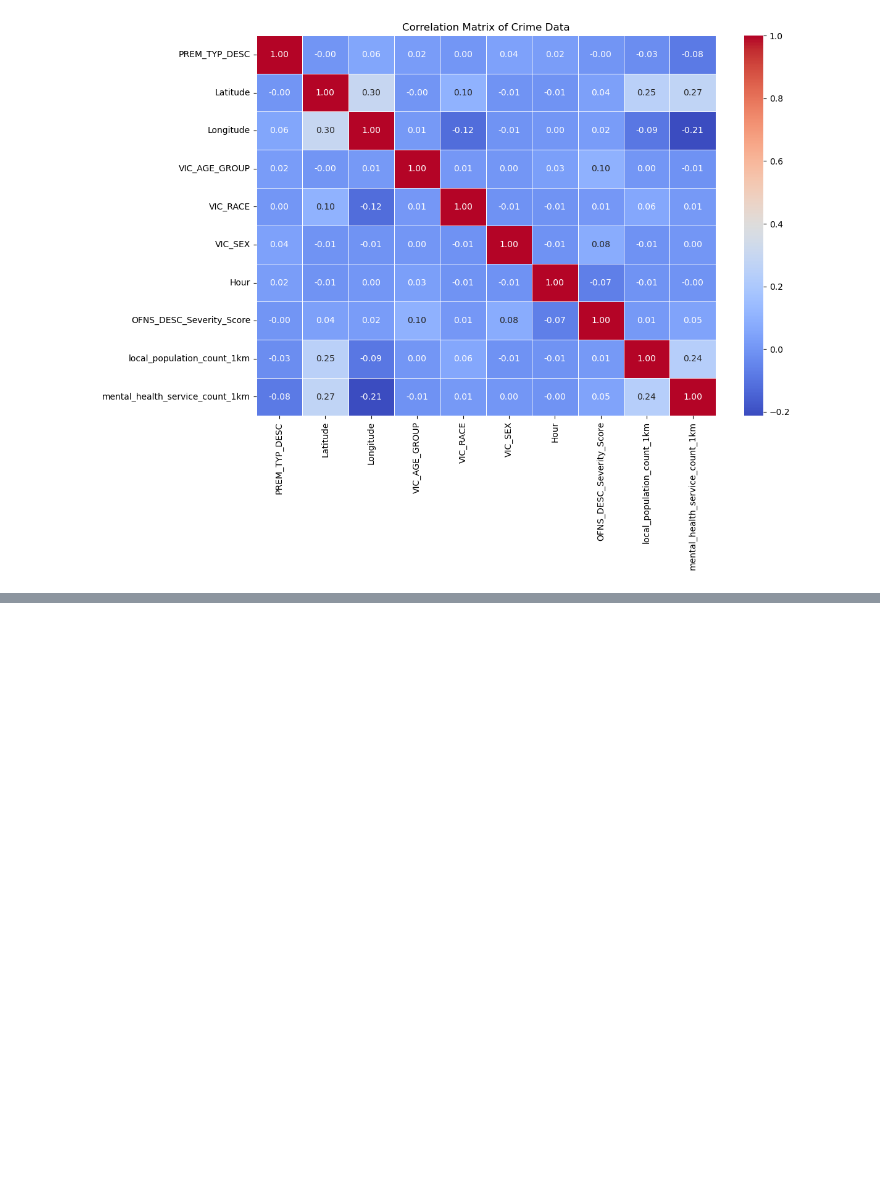
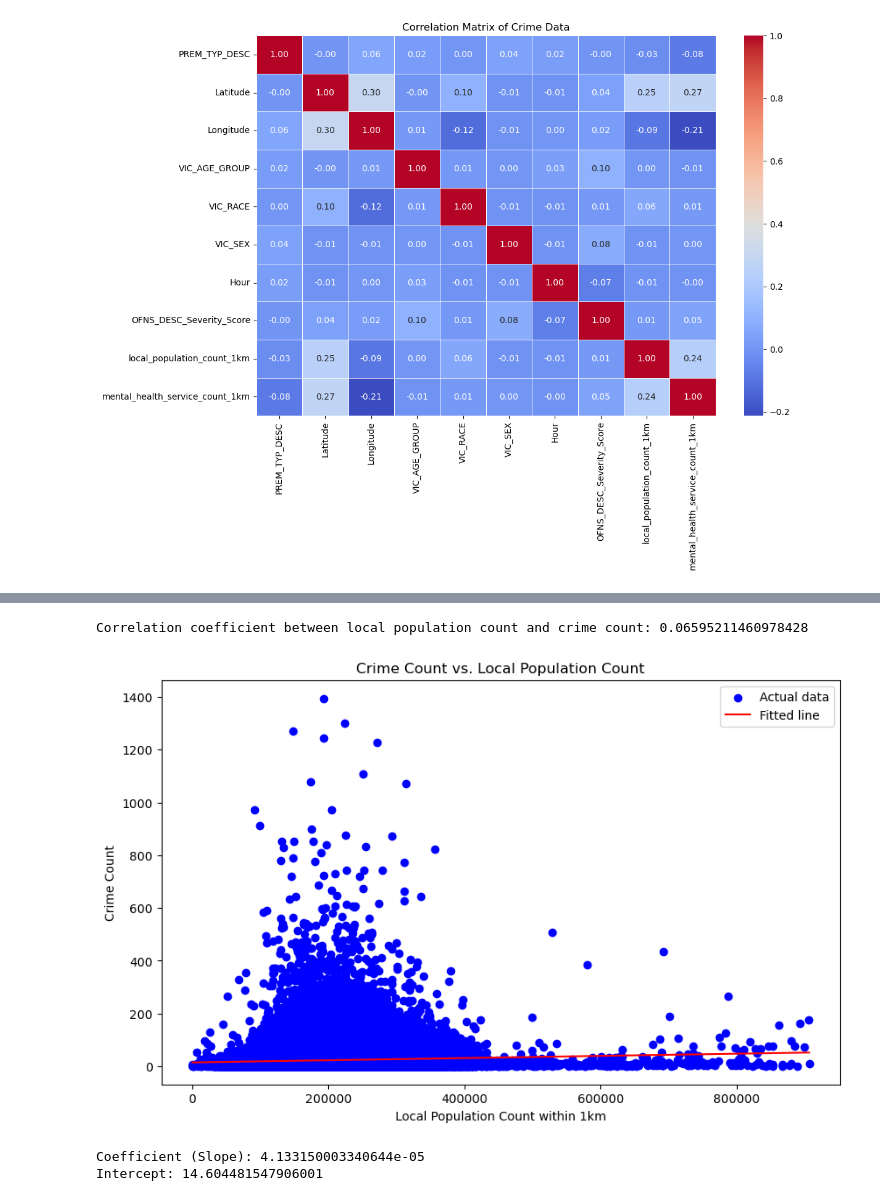
Before and after one commit to rudedoc/data-analytics, a Jupyter notebook: scripts/7 - NYPD Complaints Data Exploration.ipynb, the cells around one changed output, grey strips where cells are left out. Saved outputs shown, nothing was run; the diff lists cells and outputs as text; code cells hidden in the pictures; blank space fills up the shorter version.

```diff
--- a/scripts/7 - NYPD Complaints Data Exploration.ipynb
+++ b/scripts/7 - NYPD Complaints Data Exploration.ipynb
@@ -226,0 +267,50 @@ df.describe()
+# %%
+# Hypothesis 1: Higher local population densities (local_population_count_1km)
+# are associated with higher crime rates.
+
+import pandas as pd
+
+# Assume df is your main DataFrame and it contains a count of crimes per location
+# If 'Crime_Count' doesn't exist, you might need to create it by aggregating data
+# For demonstration, let's assume it already exists
+
+# For this example, let's create a simple count of crimes by the key 'local_population_count_1km'
+# Assuming each row is a crime incident
+crime_counts = df.groupby('local_population_count_1km').size().reset_index(name='Crime_Count')
+
+correlation = crime_counts['local_population_count_1km'].corr(crime_counts['Crime_Count'])
+print(f"Correlation coefficient between local population count and crime count: {correlation}")
+
+from sklearn.linear_model import LinearRegression
+import numpy as np
+import matplotlib.pyplot as plt
+
+# Reshape data for sklearn
+X = crime_counts['local_population_count_1km'].values.reshape(-1, 1)
+y = crime_counts['Crime_Count'].values
+
+# Fit the model
+model = LinearRegression()
+model.fit(X, y)
+
+# Predict values
+y_pred = model.predict(X)
+
+# Plotting the results
+plt.figure(figsize=(10, 6))
+plt.scatter(X, y, color='blue', label='Actual data')
+plt.plot(X, y_pred, color='red', label='Fitted line')
+plt.title('Crime Count vs. Local Population Count')
+plt.xlabel('Local Population Count within 1km')
+plt.ylabel('Crime Count')
+plt.legend()
+plt.show()
+
+# Output the coefficients
+print(f"Coefficient (Slope): {model.coef_[0]}")
+print(f"Intercept: {model.intercept_}")
+# %% [output]
+Correlation coefficient between local population count and crime count: 0.06595211460978428
+[figure, added]
+Coefficient (Slope): 4.133150003340644e-05
+Intercept: 14.604481547906001
```
Also changed, not shown: parts of 10 cells of this notebook, 1 other file.
